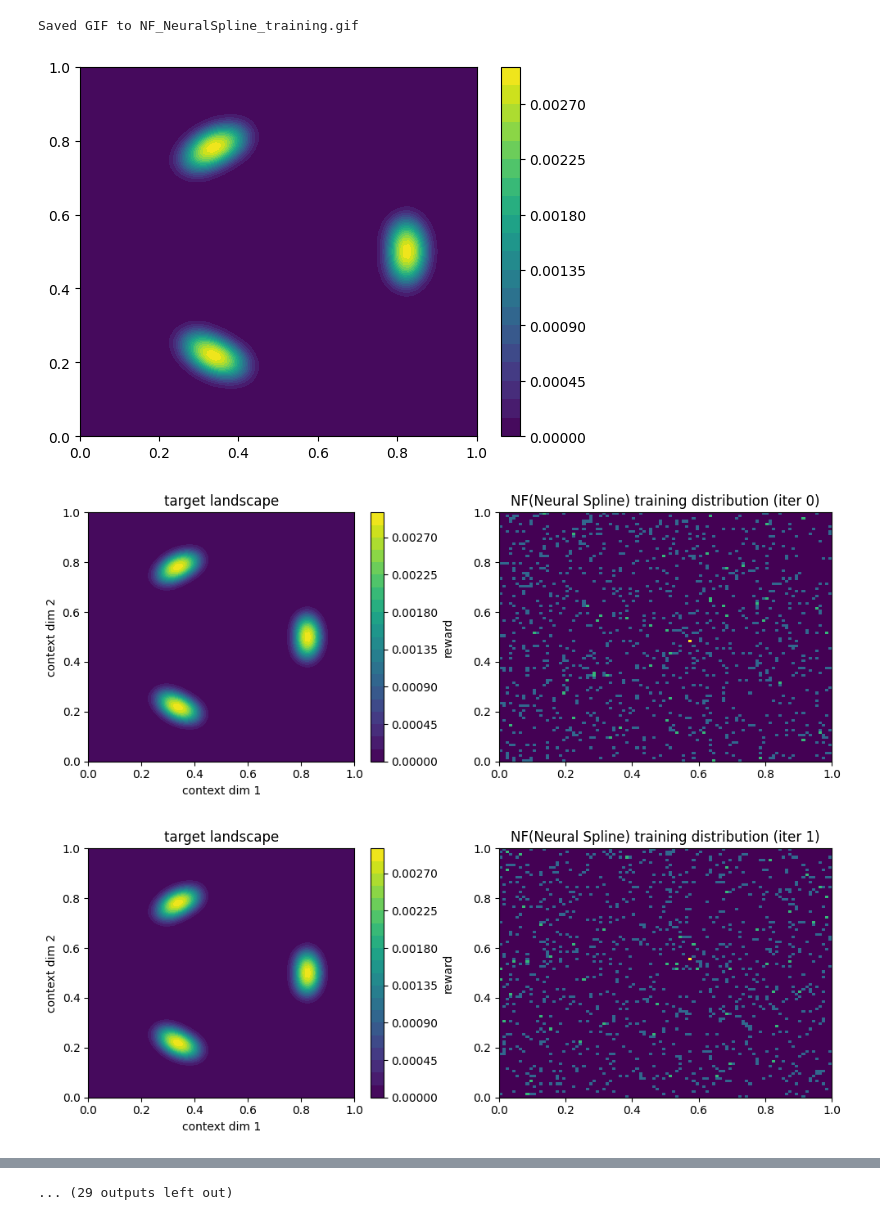
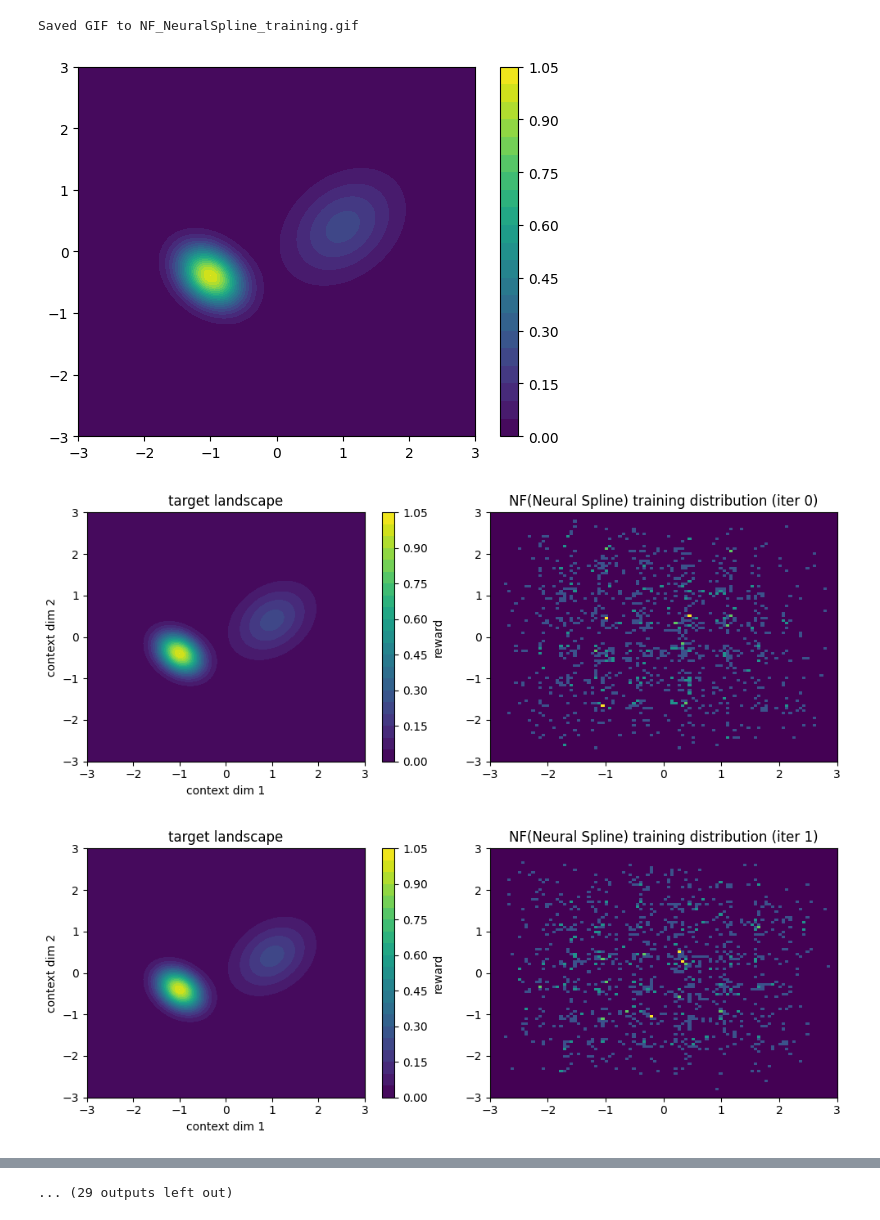
Before and after one commit to jeongsukchul/risk-sensitive-domain-randomization, a Jupyter notebook: learning/agents/sampler_ppo/toy_experiments/test_NF_NS.ipynb, the cells around one changed output, grey strips where cells are left out. Drawn from its saved outputs; the diff is of its cells as text; code cells hidden in the pictures.

```diff
--- a/learning/agents/sampler_ppo/toy_experiments/test_NF_NS.ipynb
+++ b/learning/agents/sampler_ppo/toy_experiments/test_NF_NS.ipynb
@@ -20,15 +21,14 @@ hidden = (64, 64)
 n_transforms = 3
 low = jnp.array([-.0, -.0])
 high = jnp.array([1, 1.0])
-seed= 100
-# low = jnp.array([-3.0, -3.0])
-# high = jnp.array([3, 3.0])
+seed= 10
+low = jnp.array([-3.0, -3.0])
+high = jnp.array([3, 3.0])
 # low = jnp.array([-7.0, -7.0])
 # high = jnp.array([7, 7.0])
 dist_bijx = make_autoregressive_nsf_bijx(
     ndim=ndim,
     bins=16,
-    hidden_features=(64, 64),
     n_transforms=3,
     seed=seed,
     domain_range=(low, high),
@@ -47,11 +47,11 @@ optimizer = nnx.Optimizer(
 
 # Sampling:
 key = jax.random.PRNGKey(seed)
-contexts, logq = dist_bijx.sample(batch_shape=(2048,), rng=key)
+contexts, logq = dist_bijx.sample(batch_shape=(1024,), rng=key)
 plt.figure(figsize=(5, 5))
-plt.hist2d(contexts[:, 0], contexts[:, 1], bins=100, range=[[low[0], high[0]], [low[1], high[1]]])
+plt.hist2d(contexts[:, 0], contexts[:, 1], bins=100, range=[[low[0]-1, high[0]+1], [low[1]-1, high[1]+1]])
 plt.title("Initial flow samples")
 plt.show()
 logq2 = dist_bijx.log_density(x=contexts)
-jnp.abs(logq-logq2).sum()
+jnp.abs(logq-logq2).max()
 # %% [output]
@@ -116,7 +114,7 @@ def target3(z):
 
     # --- 3. Combine ---
     return jax.nn.log_softmax(log_unnorm) #stabilization
-target = target3
+target = target1
 
 volume = jnp.prod(high - low)
 N = 2 **10
@@ -124,26 +122,30 @@ N = 2 **10
 def train_step(model, model_old, optimizer, key):
     kr, kc1, kc2 = jax.random.split(key, 3)
     graphdef, prev_state = nnx.split(model)
+    contexts, logq = model.sample((N,), rng=kc1)
+    # contexts = jax.random.uniform(kr, shape=(N, 2), minval=low, maxval=high)
+    # logp = target(contexts)
+    def loss_fn(model):
+        contexts, logq = model.sample((N,), rng=kc1)
+        logq = model.log_density(x=contexts)
+        logp = target(contexts)
 
-    def loss_fn(model):
-        # 1. Sample from current model (q_new)
-        contexts, logq = model.sample((N,), rng=kc1)
-
-        # 2. Compute log_prob of these samples under the OLD model (q_old)
-        # We assume model_old has a similar log_density method
-        samples_prev, logq_old = model_old.sample((1000,), rng=kc2)
-        logq_current = model.log_density(x=samples_prev)
-        # --- Original Loss Logic ---
-        logp = target(contexts)
-        log_weights = logq - jax.lax.stop_gradient(logp)
+        return (logq-logp).mean()
+        log_weights = logq - logp# jax.lax.stop_gradient(logp)
         log_weights = jax.nn.log_softmax(log_weights)
         weights = jnp.exp(log_weights)
-        importance_weights = weights / jnp.sum(weights)
-        original_loss = (importance_weights * logq).mean()
-
+        denom = jnp.sum(weights)
+        importance_weights = jax.lax.stop_gradient(weights / denom)
+        original_loss = (importance_weights* logq).mean()
+        # return original_loss
+        value_loss = - volume * (logq *jnp.exp(logq) * logp).mean()
+        entropy_loss = volume * (jnp.exp(logq) * logq).mean()
+        return value_loss + entropy_loss
         # --- Proximal Term (KL Divergence) ---
         # KL(q_old || q_current) = E_old [ log_q_old - log_q_current ]
         # We stop gradient on logq_old because we don't update the old model
+        samples_prev, logq_old = model_old.sample((1000,), rng=kc2)
+        logq_current = model.log_density(x=samples_prev)
         kl_div = jax.lax.stop_gradient(logq_old) - logq_current
         proximal_loss = gamma * jnp.mean(kl_div)
 
@@ -206,33 +208,33 @@ def run_toy_corner(model, flow_opt):
     plt.scatter(x[:, 0], x[:, 1], s=1, alpha=0.2)
     plt.xlim(low[0], high[0])
     plt.ylim(low[1], high[1])
     plt.title("Scatter of flow samples")
     plt.savefig(f"NS_image_beta={beta}.png")
     plt.show()
 
     # 2) Coarse 2D histogram to kill striping
     # plt.figure(figsize=(5, 5))
     # plt.hist2d(x[:, 0], x[:, 1], bins=40, range=[[low[0], high[0]], [low[1], high[1]]])
     # plt.title("Flow samples hist2d, coarse bins")
     # plt.show()
     loss_plot = np.array(loss_hist)
     plt.plot(loss_plot)
 x, y = jnp.meshgrid(jnp.linspace(low[0], high[0], 100), jnp.linspace(low[1], high[1], 100))
 grid = jnp.c_[x.ravel(), y.ravel()]
 pdf_values = target(grid)
 pdf_values = jnp.exp(pdf_values)
 pdf_values = jnp.reshape(pdf_values, x.shape)
 fig = plt.figure()
 ctf = plt.contourf(x, y, pdf_values, levels=20, cmap='viridis')
 cbar = fig.colorbar(ctf)
 # ax = render_flow_pdf_2d_subplots(
 #                 log_prob_fn=lambda x : dist_bijx.log_density(x=x),
 #                 low=low,
 #                 high=high,
 #             )
 run_toy_corner(dist_bijx, optimizer)
 # %% [output]
 Saved GIF to NF_NeuralSpline_training.gif
-[figure, old version]
+[figure, new version]
-[figure, old version]
+[figure, new version]
-[figure, old version]
+[figure, new version]
```
Also changed, not shown: parts of 4 cells of this notebook, 49 other files.
